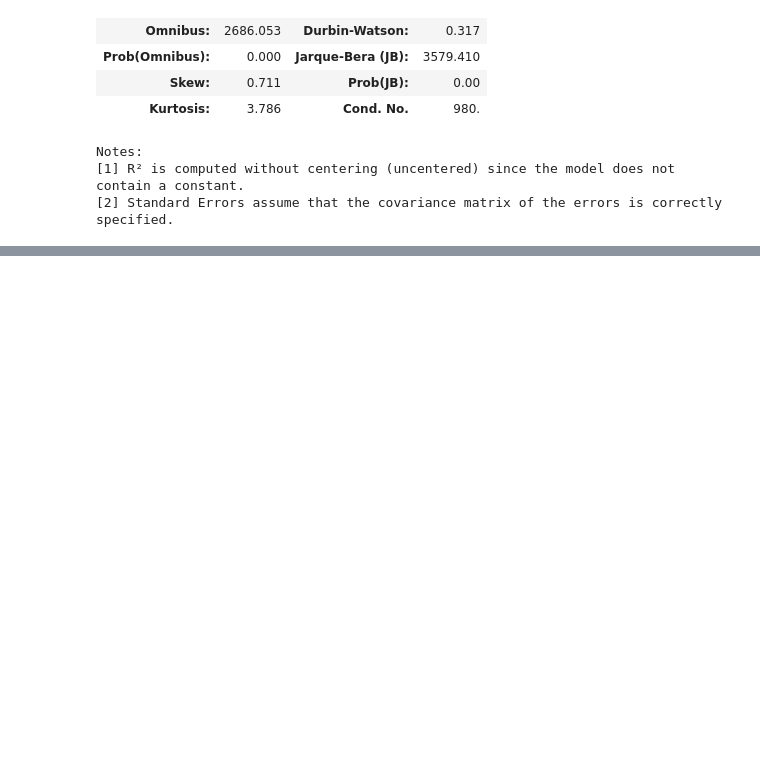
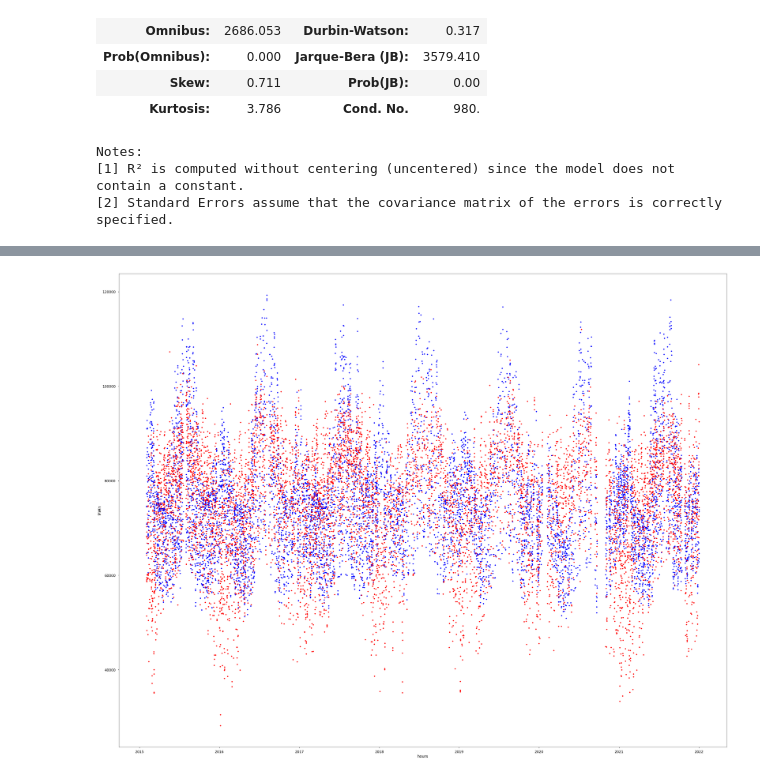
Before and after one commit to caindy/mml, a Jupyter notebook: linear_model/training.ipynb, the cells around one changed output, grey strips where cells are left out. Drawn from its saved outputs; the diff is of its cells as text; code cells hidden in the pictures; blank space fills up the shorter version.

Commit message:
better polynomial model

```diff
--- a/linear_model/training.ipynb
+++ b/linear_model/training.ipynb
@@ -124,3 +125,7 @@ OLS Regression Results
 Notes:
 [1] R² is computed without centering (uncentered) since the model does not contain a constant.
 [2] Standard Errors assume that the covariance matrix of the errors is correctly specified.
+# %%
+plot_result(model2.predict(X_test_pv), y_test, X_test.index)
+# %% [output]
+[figure, added]
```
Also changed, not shown: parts of 2 cells of this notebook.
